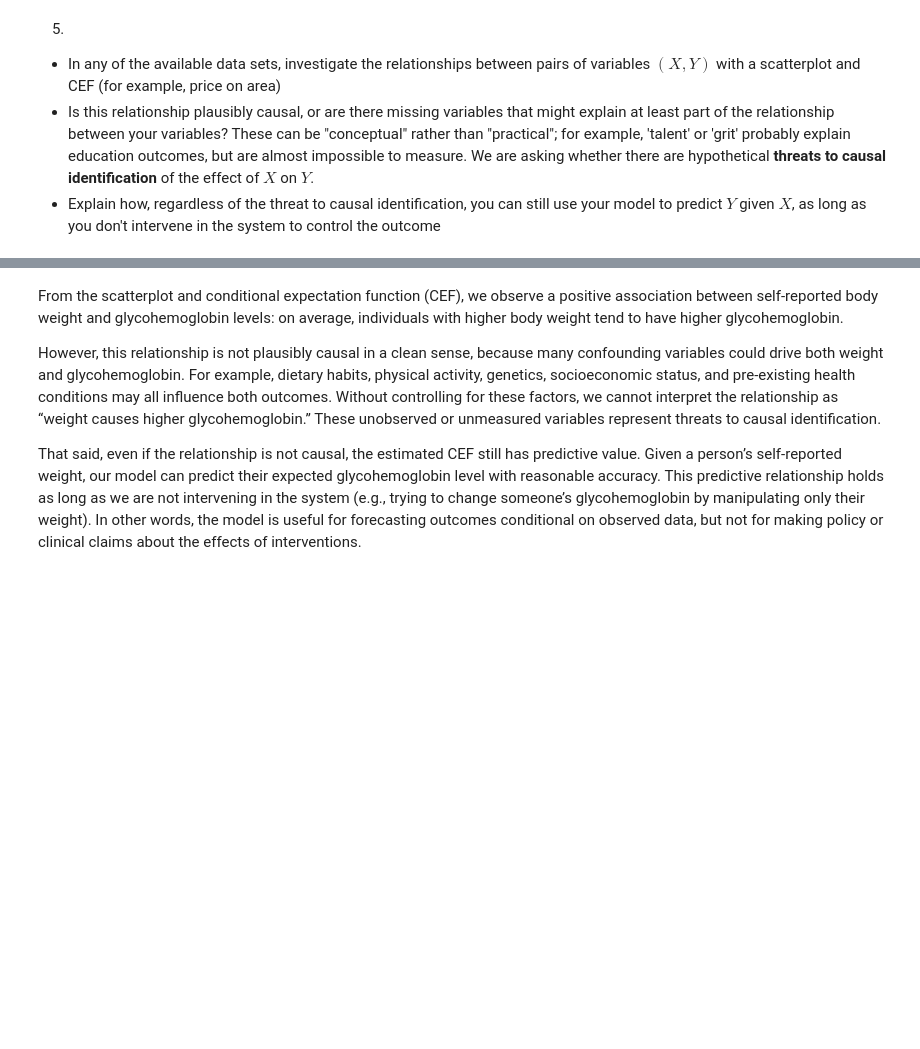
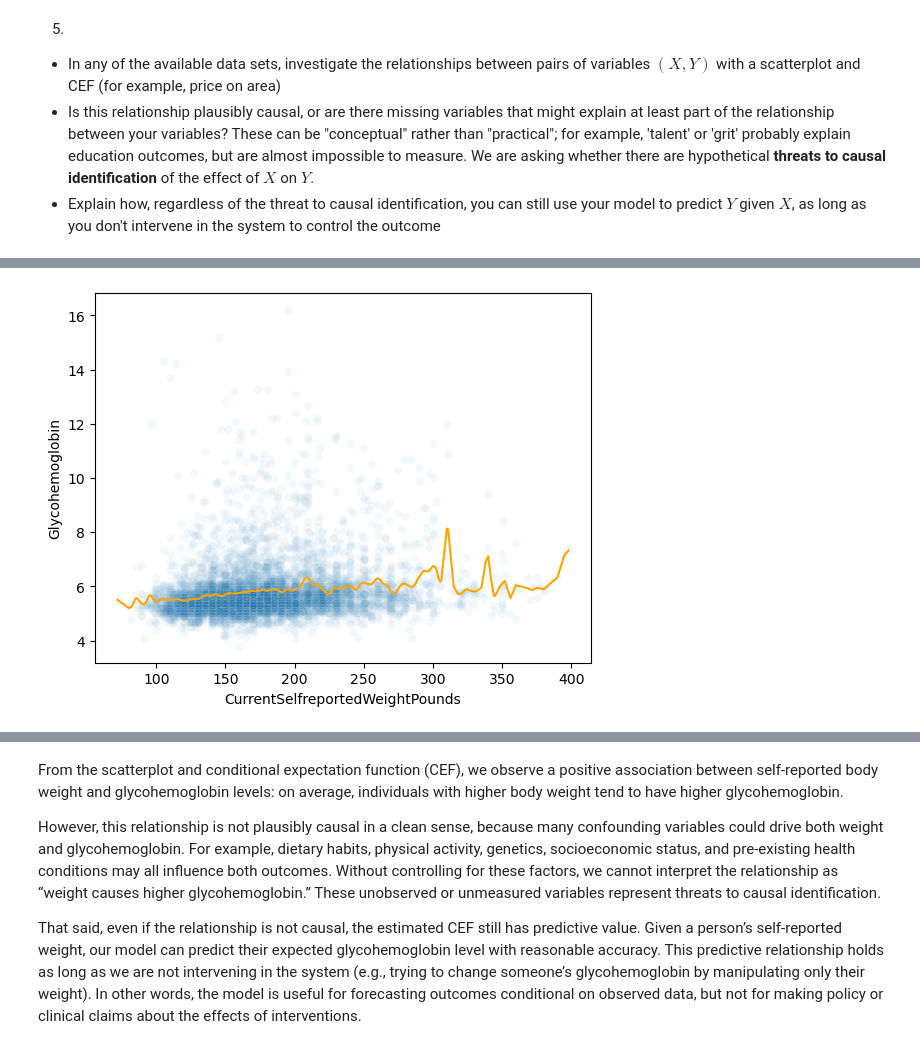
Before and after one commit to shawn01-kubo/DS-5030-Assignment3, a Jupyter notebook: assignment_3.ipynb, the cells around one changed output, grey strips where cells are left out. Cells and saved outputs as stored; diff of their text form; code cells hidden in the pictures; blank space fills up the shorter version.

```diff
--- a/assignment_3.ipynb
+++ b/assignment_3.ipynb
@@ -236,0 +307,4 @@ sns.lineplot(data=means, x='CurrentSelfreportedWeightPounds',y='Glycohemoglobin'
+# %%
+y_hat, grid = lcls(x,y,h=2)
+# %% [output]
+[figure, added]
```
Also changed, not shown: parts of 6 cells of this notebook.
